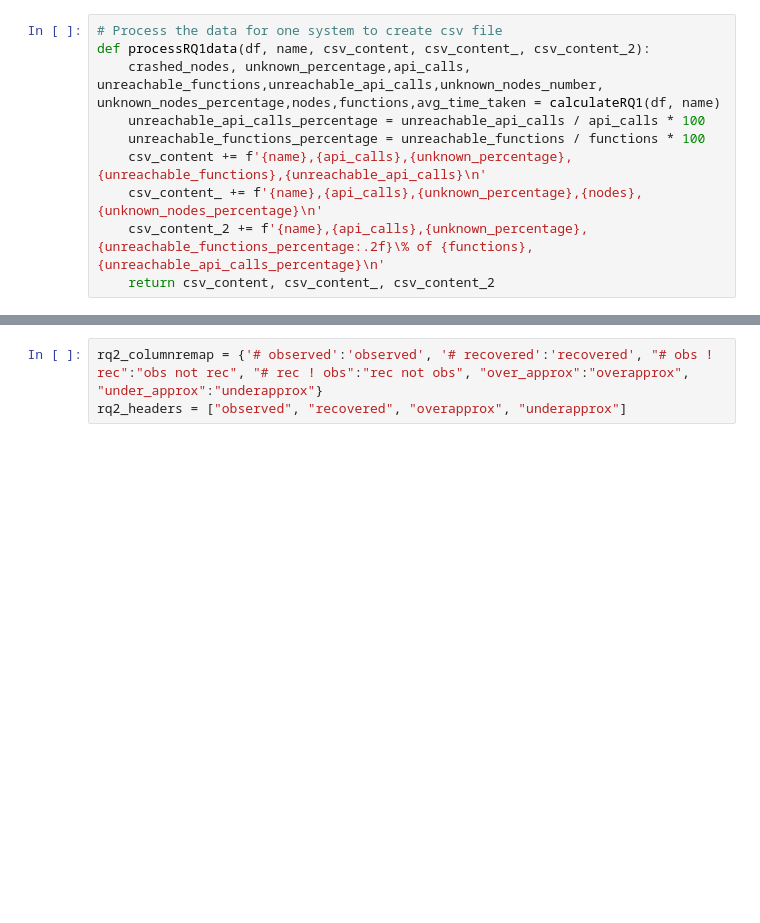
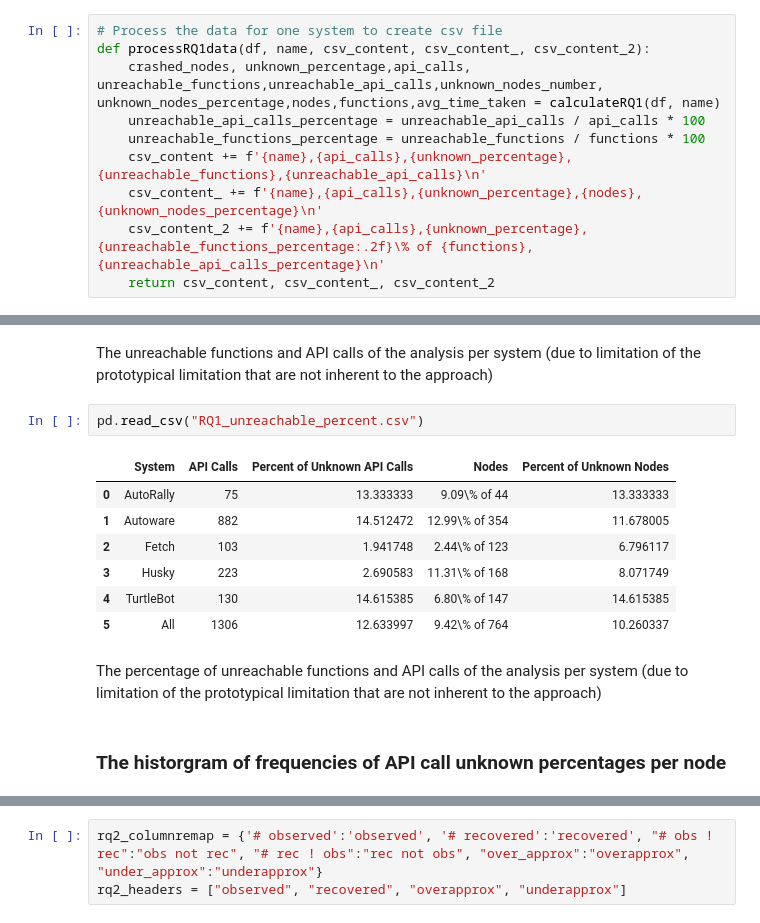
Before and after one commit to cmu-rss-lab/rosdiscover-evaluation, a Jupyter notebook: results/DataAnalysis.ipynb, the cells around one changed output, grey strips where cells are left out. Drawn from its saved outputs; the diff is of its cells as text; blank space fills up the shorter version.

```diff
--- a/results/DataAnalysis.ipynb
+++ b/results/DataAnalysis.ipynb
@@ -157,0 +148,16 @@ The number of architectural elements observed using dynamic execution of an arch
+# %% [markdown]
+The unreachable functions and API calls of the analysis per system (due to limitation of the prototypical limitation that are not inherent to the approach)
+# %%
+pd.read_csv("RQ1_unreachable_percent.csv")
+# %% [output]
+|  | System | API Calls | Percent of Unknown API Calls | Nodes | Percent of Unknown Nodes |
+| 0 | AutoRally | 75 | 13.333333 | 9.09\% of 44 | 13.333333 |
+| 1 | Autoware | 882 | 14.512472 | 12.99\% of 354 | 11.678005 |
+| 2 | Fetch | 103 | 1.941748 | 2.44\% of 123 | 6.796117 |
+| 3 | Husky | 223 | 2.690583 | 11.31\% of 168 | 8.071749 |
+| 4 | TurtleBot | 130 | 14.615385 | 6.80\% of 147 | 14.615385 |
+| 5 | All | 1306 | 12.633997 | 9.42\% of 764 | 10.260337 |
+# %% [markdown]
+The percentage of unreachable functions and API calls of the analysis per system (due to limitation of the prototypical limitation that are not inherent to the approach)
+# %% [markdown]
+### The historgram of frequencies of API call unknown percentages per node
```
Also changed, not shown: parts of 59 cells of this notebook, 13 other files.
